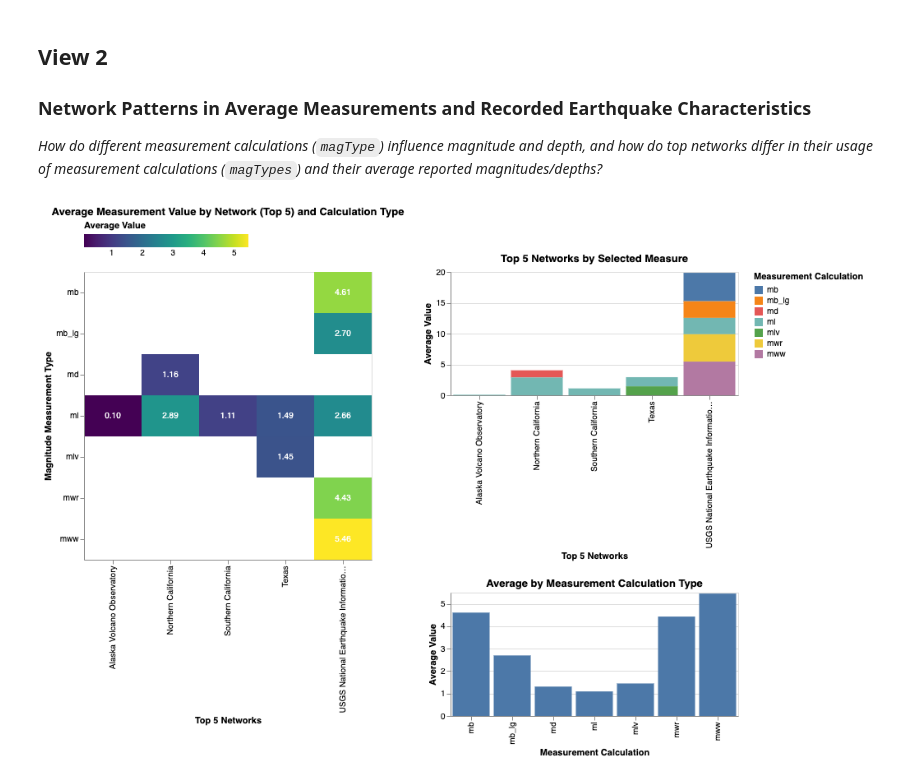
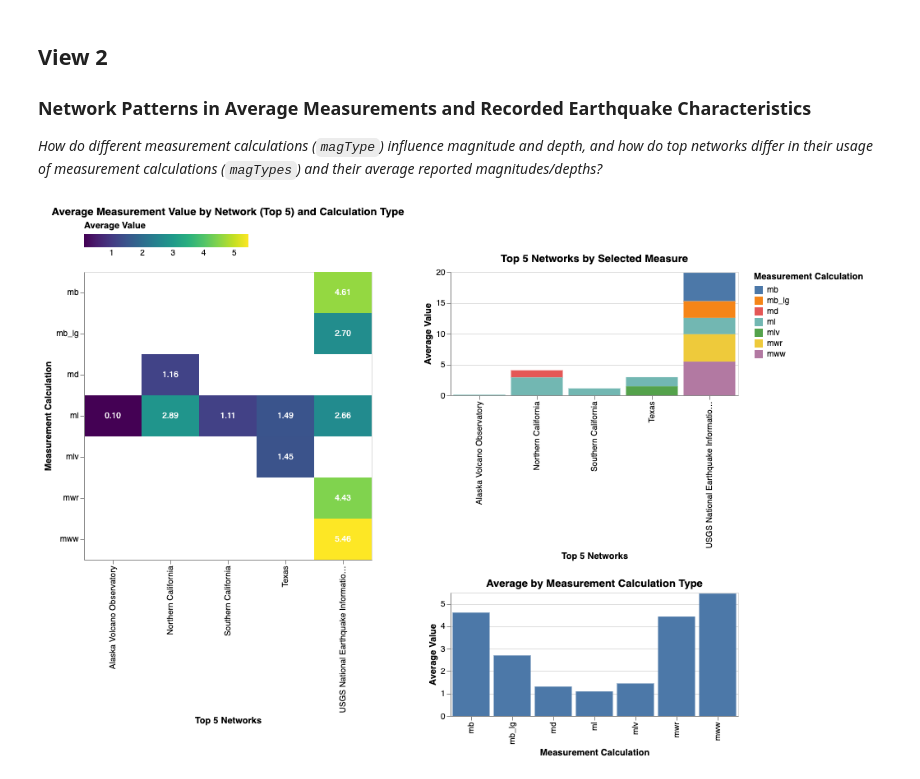
Before and after one commit to lunamgulec/DSCI320_Global-Earthquakes_project-teama, a Jupyter notebook: analysis/Luna/notebook/view2.ipynb, the cells around one changed output. Cells and saved outputs as stored; diff of their text form; code cells hidden in the pictures.

```diff
--- a/analysis/Luna/notebook/view2.ipynb
+++ b/analysis/Luna/notebook/view2.ipynb
@@ -59,12 +59,12 @@ measure_param = alt.param(value='mag', bind=dropdown)
 hover_magtype = alt.selection_point(fields=['magType'], on='pointerover', empty=True)
 
 # ------------------
-# HEATMAP OF NETWORK x MAGTYPE BY SELECTED MEASURE (mag or depth)
+# HEATMAP: top 5 networks by measurement calculation type for selected measure (mag or depth)
 # ------------------
 
 heatmap = alt.Chart(network_magtype_avg).mark_rect().encode(
     alt.X('net_full:N', title='Top 5 Networks'),
-    alt.Y('magType:N', title='Magnitude Measurement Type'),
+    alt.Y('magType:N', title='Measurement Calculation'),
     alt.Color('value:Q', scale=alt.Scale(scheme='viridis'), legend=alt.Legend(orient='top'), title='Average Value'),
     tooltip=['net_full:N', 'magType:N', 'value:Q']
 ).transform_filter(
@@ -109,31 +109,31 @@ bar_magtype = alt.Chart(avg_by_magtype).mark_bar().encode(
 ).properties(
     width=350,
     height=150,
     title='Average by Measurement Calculation Type'
 )
 
 # ------------------
 # BAR CHART: average measure (magnitude or depth) per top 5 networks by measurement calculation
 # ------------------
 
 bar_network = alt.Chart(network_avg).mark_bar().encode(
     alt.X('net_full:N', title='Top 5 Networks'),
     alt.Y('value:Q', title='Average Value'),
     alt.Color('magType:N', scale=alt.Scale(scheme='tableau10'), title='Measurement Calculation'),
     opacity=alt.condition(hover_magtype, alt.value(1.0), alt.value(0.3)),
     tooltip=['net_full:N', 'magType:N', 'value:Q']
 ).transform_filter(
     alt.datum.measure_type == measure_param
 ).properties(
     width=350,
     height=150,
     title='Top 5 Networks by Selected Measure'
 )
 
 # ------------------
 # FINAL LAYOUT
 # ------------------
 view2 = (heatmap | bar_network & bar_magtype)
 view2
 # %% [output]
-[figure, old version]
+[figure, new version]
```
